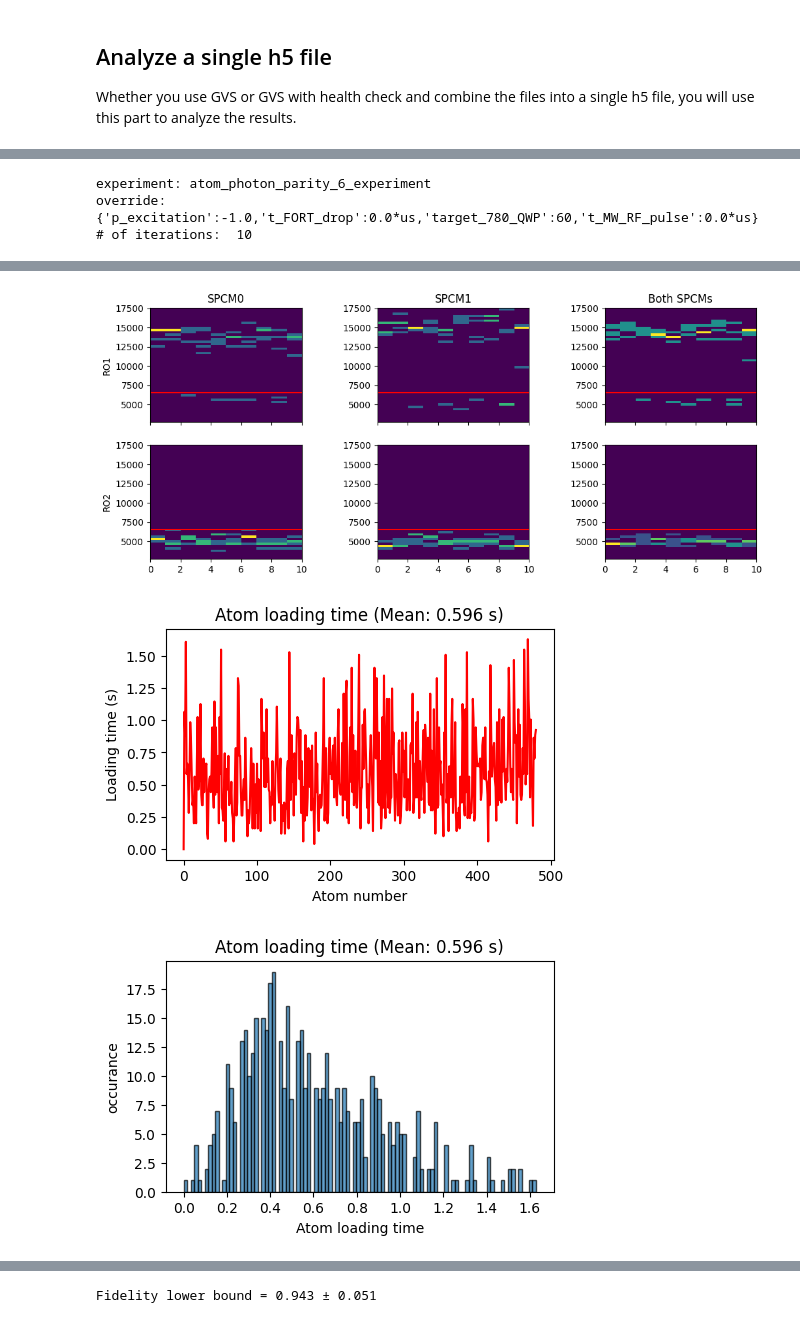
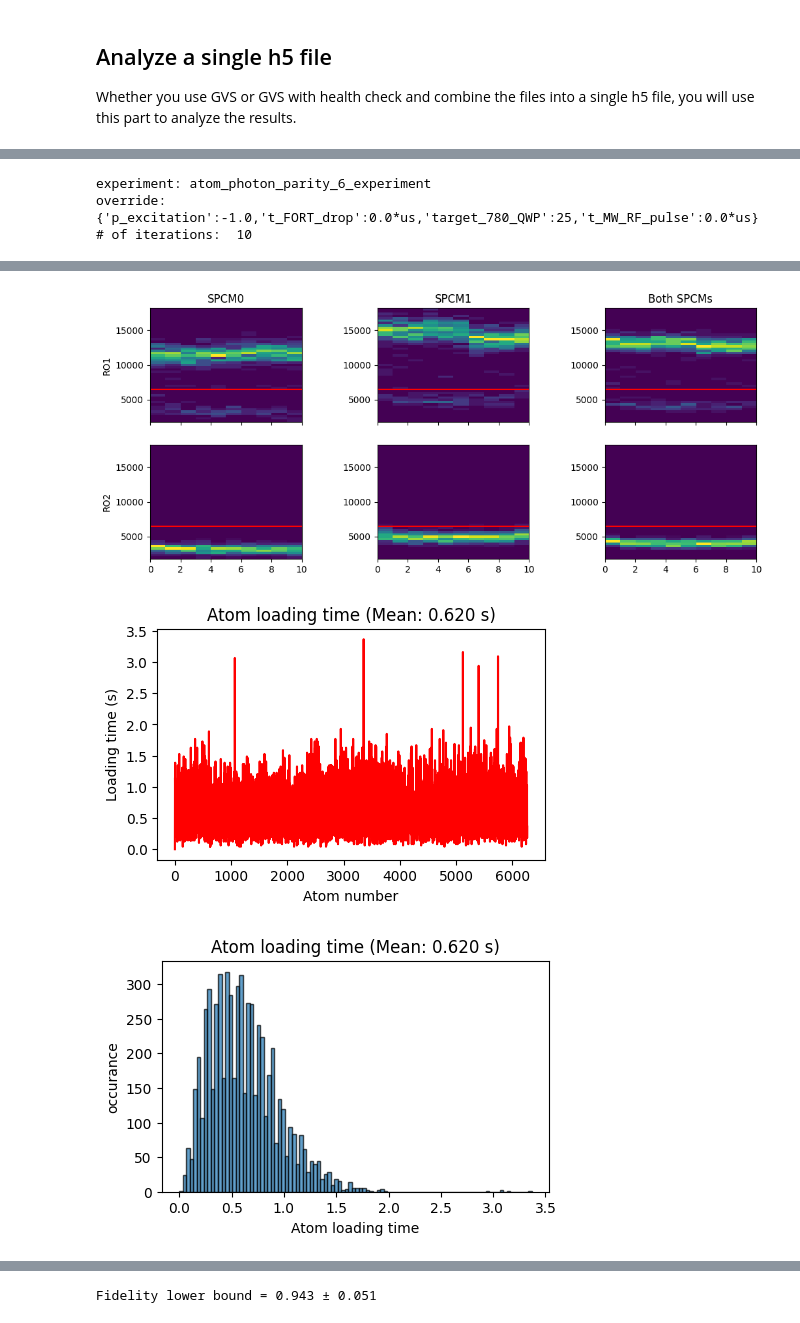
Before and after one commit to QuantumQuadrate/qn_artiq_routines, a Jupyter notebook: Analysis/Tomography analysis/Parity_Oscillation_analysis_2025.ipynb, the cells around one changed output, grey strips where cells are left out. Saved outputs shown, nothing was run; the diff lists cells and outputs as text; code cells hidden in the pictures.

```diff
--- a/Analysis/Tomography analysis/Parity_Oscillation_analysis_2025.ipynb
+++ b/Analysis/Tomography analysis/Parity_Oscillation_analysis_2025.ipynb
@@ -402,7 +403,7 @@ file 30 (C:\Networking Experiment\artiq codes\artiq-master\results\2026-04-30\17
 # %%
 ### the file(s) to analyze:
 file_indices = {
-    29:'',
+    35:'',
     # 40:'',
     # 42:'',
 }
@@ -697,5 +698,5 @@ plt.show()
 # plt.show()
 # %% [output]
 experiment: atom_photon_parity_6_experiment
-override: {'p_excitation':-1.0,'t_FORT_drop':0.0*us,'target_780_QWP':60,'t_MW_RF_pulse':0.0*us}
+override: {'p_excitation':-1.0,'t_FORT_drop':0.0*us,'target_780_QWP':25,'t_MW_RF_pulse':0.0*us}
 # of iterations:  10
@@ -703,3 +704,3 @@ override: {'p_excitation':-1.0,'t_FORT_drop':0.0*us,'target_780_QWP':60,'t_MW_RF
-[figure, old version]
+[figure, new version]
-[figure, old version]
+[figure, new version]
-[figure, old version]
+[figure, new version]
```
Also changed, not shown: parts of 5 cells of this notebook, 2 other files.
